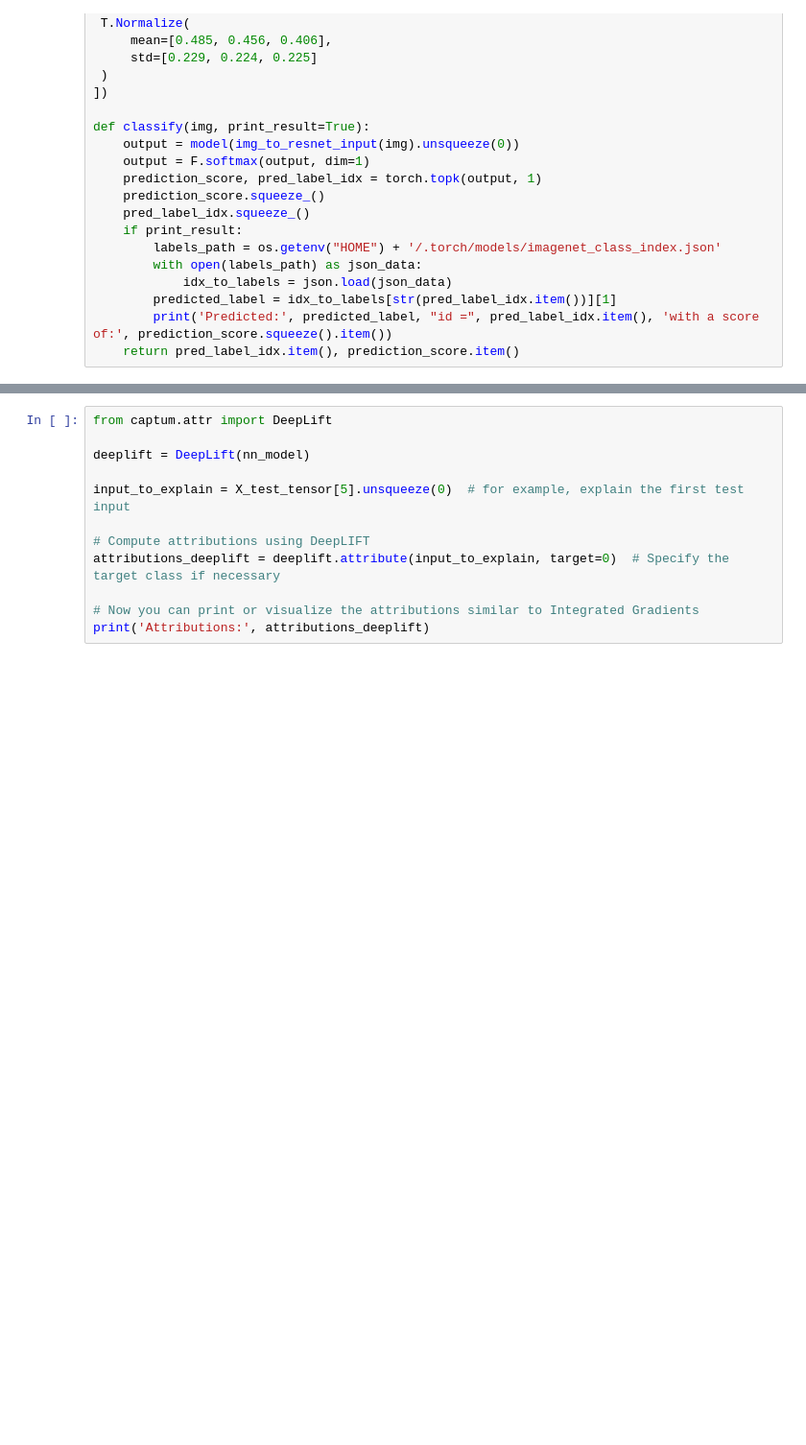
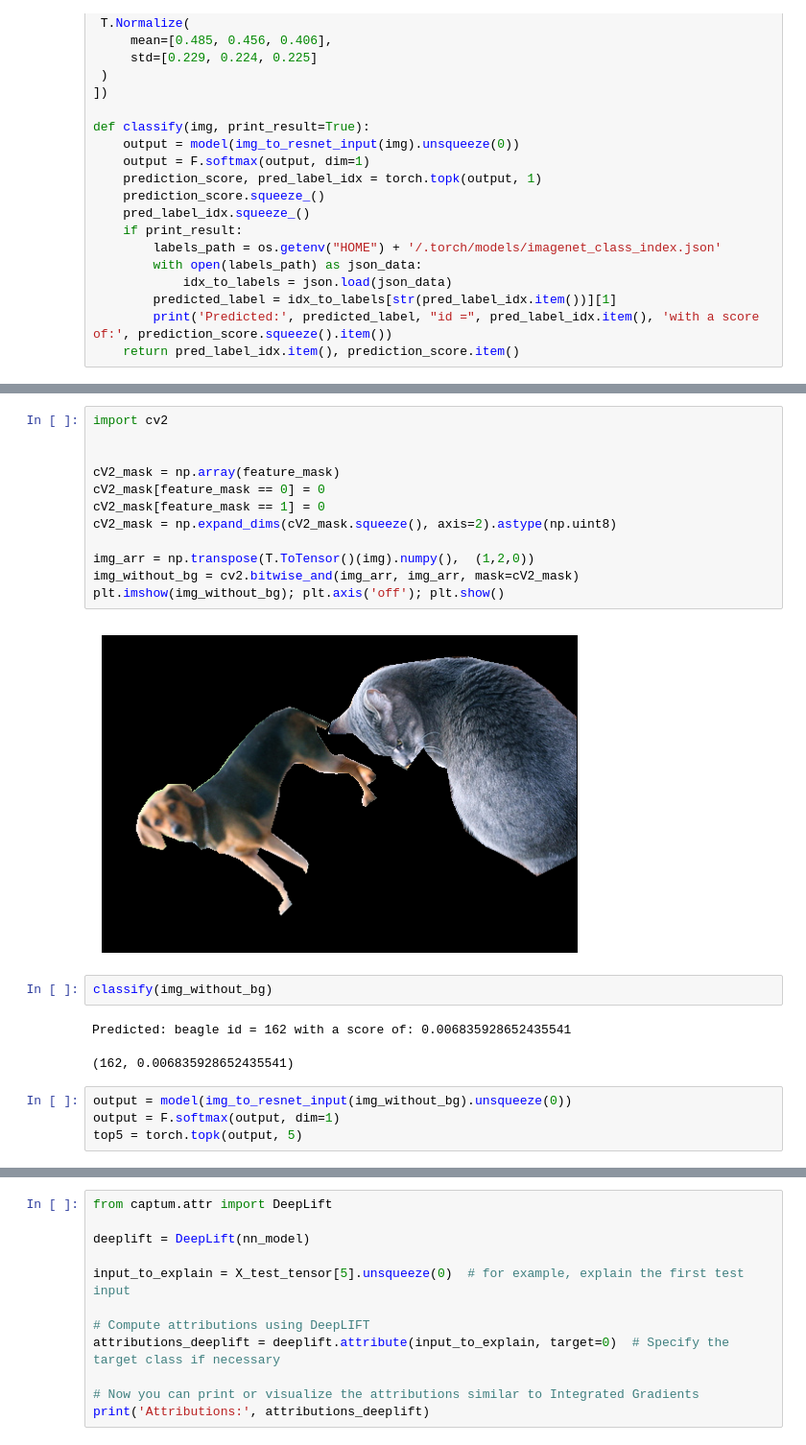
Before and after one commit to ann-w/xai_labs, a Jupyter notebook: notebooks/xai_tabular_data.ipynb, the cells around one changed output, grey strips where cells are left out. Shown at 96% size. Saved outputs shown, nothing was run; the diff lists cells and outputs as text; blank space fills up the shorter version.

```diff
--- a/notebooks/xai_tabular_data.ipynb
+++ b/notebooks/xai_tabular_data.ipynb
@@ -1153,0 +1170,23 @@ X_test.iloc[0]
+# %%
+import cv2
+
+
+cV2_mask = np.array(feature_mask)
+cV2_mask[feature_mask == 0] = 0
+cV2_mask[feature_mask == 1] = 0
+cV2_mask = np.expand_dims(cV2_mask.squeeze(), axis=2).astype(np.uint8)
+
+img_arr = np.transpose(T.ToTensor()(img).numpy(),  (1,2,0))
+img_without_bg = cv2.bitwise_and(img_arr, img_arr, mask=cV2_mask)
+plt.imshow(img_without_bg); plt.axis('off'); plt.show()
+# %% [output]
+[figure, added]
+# %%
+classify(img_without_bg)
+# %% [output]
+Predicted: beagle id = 162 with a score of: 0.006835928652435541
+(162, 0.006835928652435541)
+# %%
+output = model(img_to_resnet_input(img_without_bg).unsqueeze(0))
+output = F.softmax(output, dim=1)
+top5 = torch.topk(output, 5)
```
Also changed, not shown: parts of 21 cells of this notebook, 14 other files.
